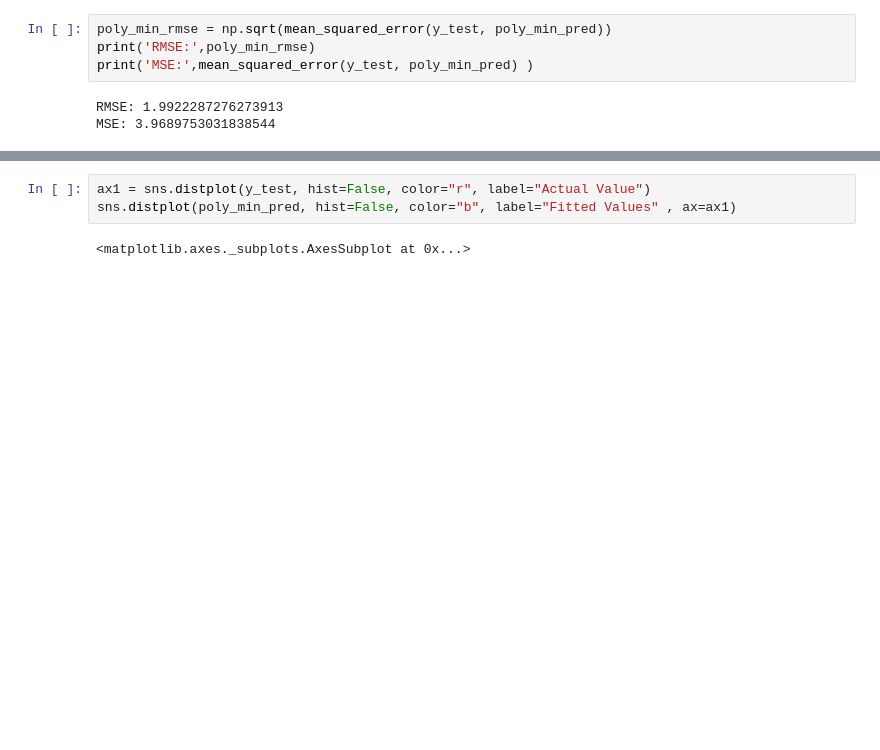
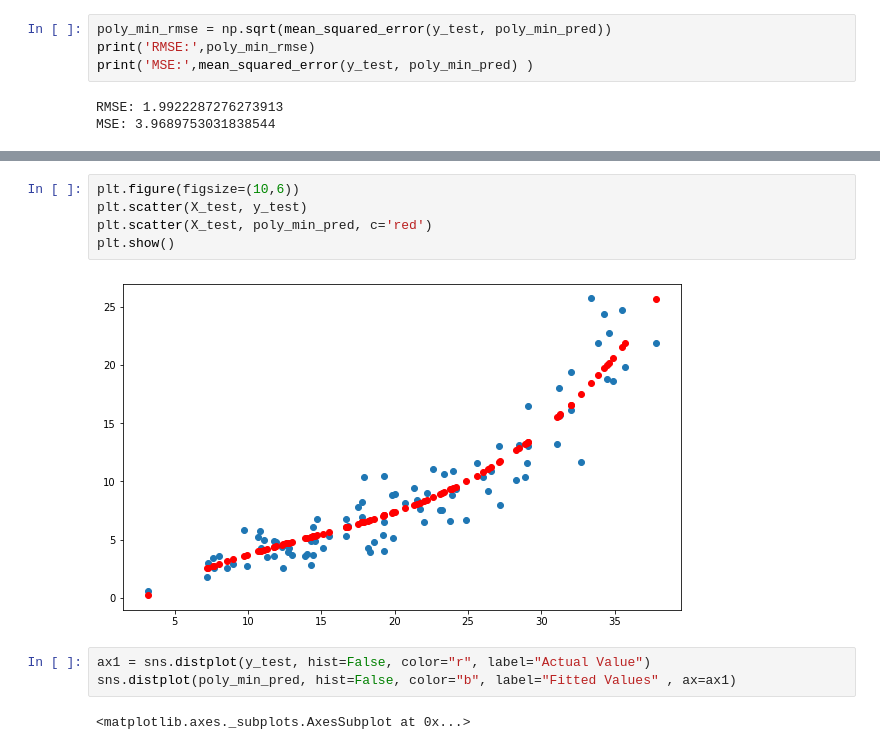
Before and after one commit to MennoCoehoorn/OZNAL, a Jupyter notebook: NBA.ipynb, the cells around one changed output, grey strips where cells are left out. Cells and saved outputs as stored; diff of their text form; blank space fills up the shorter version.

Commit message:
Minutes plot fixed

```diff
--- a/NBA.ipynb
+++ b/NBA.ipynb
@@ -935,3 +942,10 @@ X_poly = pre_process.fit_transform(X)
+# %%
+plt.figure(figsize=(10,6))
+plt.scatter(X_test, y_test)
+plt.scatter(X_test, poly_min_pred, c='red')
+plt.show()
+# %% [output]
+[figure, added]
 # %%
 ax1 = sns.distplot(y_test, hist=False, color="r", label="Actual Value")
 sns.distplot(poly_min_pred, hist=False, color="b", label="Fitted Values" , ax=ax1)
```
Also changed, not shown: parts of 2 cells of this notebook.
